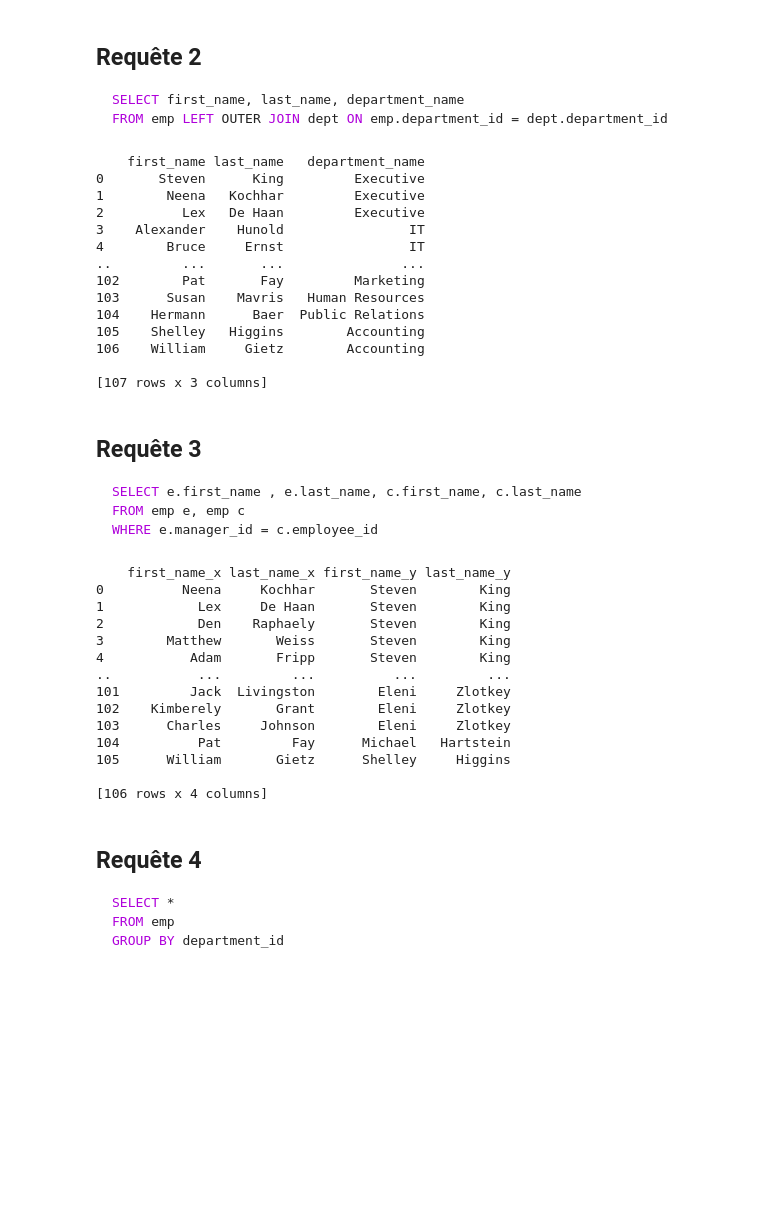
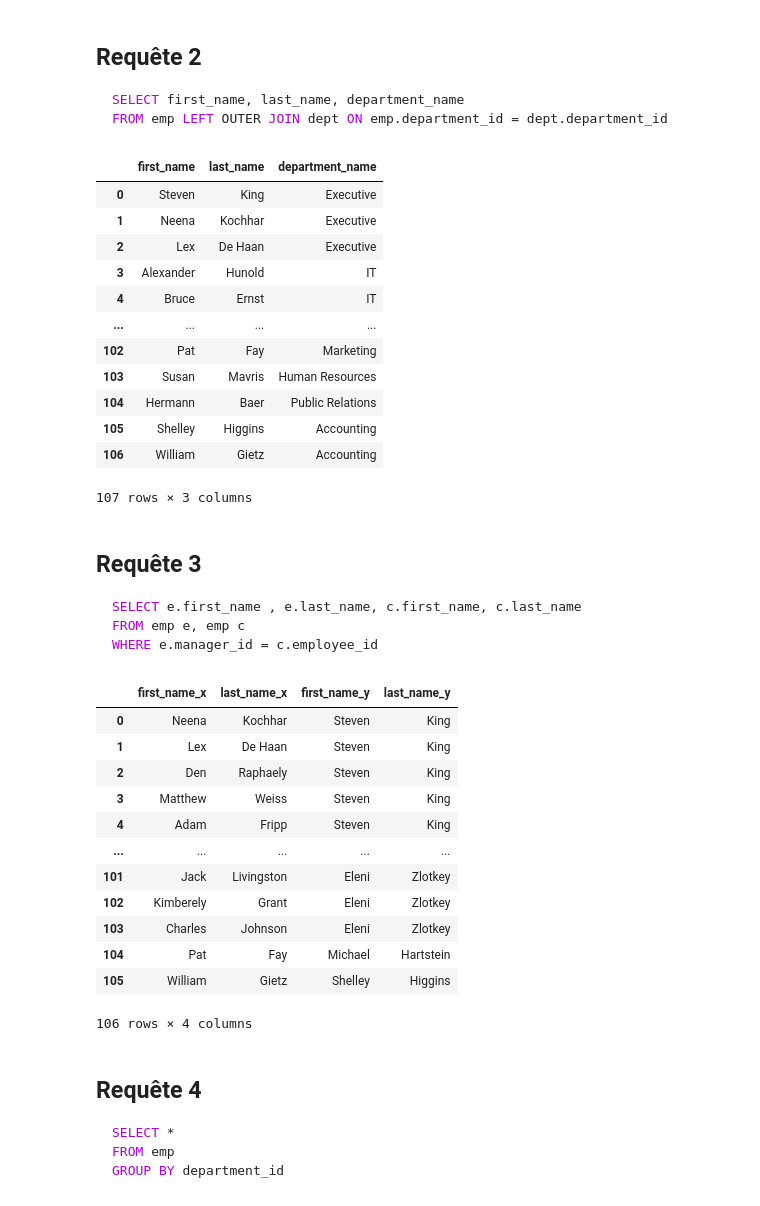
Before and after one commit to youssefchlendi/TpPandas, a Jupyter notebook: Exercice Pandas - jointure - groupage - aggrégations-graphique.ipynb, the cells around one changed output. Cells and saved outputs as stored; diff of their text form; code cells hidden in the pictures; blank space fills up the shorter version.

````diff
--- a/Exercice Pandas - jointure - groupage - aggrégations-graphique.ipynb
+++ b/Exercice Pandas - jointure - groupage - aggrégations-graphique.ipynb
@@ -117,22 +116,21 @@ FROM emp LEFT OUTER JOIN dept ON emp.department_id = dept.department_id
 ```
 # %%
 joinEmpDept = pd.merge(employees, departments, on='department_id',how="left")
-print(joinEmpDept[["first_name","last_name","department_name"]])
+(joinEmpDept[["first_name","last_name","department_name"]])
 # %% [output]
+|  | first_name | last_name | department_name |
+| 0 | Steven | King | Executive |
+| 1 | Neena | Kochhar | Executive |
+| 2 | Lex | De Haan | Executive |
+| 3 | Alexander | Hunold | IT |
+| 4 | Bruce | Ernst | IT |
+| ... | ... | ... | ... |
+| 102 | Pat | Fay | Marketing |
+| 103 | Susan | Mavris | Human Resources |
+| 104 | Hermann | Baer | Public Relations |
+| 105 | Shelley | Higgins | Accounting |
+| 106 | William | Gietz | Accounting |
-    first_name last_name   department_name
-0       Steven      King         Executive
-1        Neena   Kochhar         Executive
-2          Lex   De Haan         Executive
-3    Alexander    Hunold                IT
-4        Bruce     Ernst                IT
-..         ...       ...               ...
-102        Pat       Fay         Marketing
-103      Susan    Mavris   Human Resources
-104    Hermann      Baer  Public Relations
-105    Shelley   Higgins        Accounting
-106    William     Gietz        Accounting
-
-[107 rows x 3 columns]
+107 rows × 3 columns
 # %% [markdown]
 ## Requête 3
 ```SQL
@@ -143,23 +141,22 @@ WHERE e.manager_id = c.employee_id
 # %%
 # join employees and employees table where manger_id = employee_id
 joinEmpDept = pd.merge(employees, employees, left_on='manager_id', right_on='employee_id')
 
-print(joinEmpDept[["first_name_x","last_name_x","first_name_y","last_name_y"]])
+(joinEmpDept[["first_name_x","last_name_x","first_name_y","last_name_y"]])
 # %% [output]
+|  | first_name_x | last_name_x | first_name_y | last_name_y |
+| 0 | Neena | Kochhar | Steven | King |
+| 1 | Lex | De Haan | Steven | King |
+| 2 | Den | Raphaely | Steven | King |
+| 3 | Matthew | Weiss | Steven | King |
+| 4 | Adam | Fripp | Steven | King |
+| ... | ... | ... | ... | ... |
+| 101 | Jack | Livingston | Eleni | Zlotkey |
+| 102 | Kimberely | Grant | Eleni | Zlotkey |
+| 103 | Charles | Johnson | Eleni | Zlotkey |
+| 104 | Pat | Fay | Michael | Hartstein |
+| 105 | William | Gietz | Shelley | Higgins |
-    first_name_x last_name_x first_name_y last_name_y
-0          Neena     Kochhar       Steven        King
-1            Lex     De Haan       Steven        King
-2            Den    Raphaely       Steven        King
-3        Matthew       Weiss       Steven        King
-4           Adam       Fripp       Steven        King
-..           ...         ...          ...         ...
-101         Jack  Livingston        Eleni     Zlotkey
-102    Kimberely       Grant        Eleni     Zlotkey
-103      Charles     Johnson        Eleni     Zlotkey
-104          Pat         Fay      Michael   Hartstein
-105      William       Gietz      Shelley     Higgins
-
-[106 rows x 4 columns]
+106 rows × 4 columns
 # %% [markdown]
 ## Requête 4
 ```SQL
````
Also changed, not shown: parts of 4 cells of this notebook.
